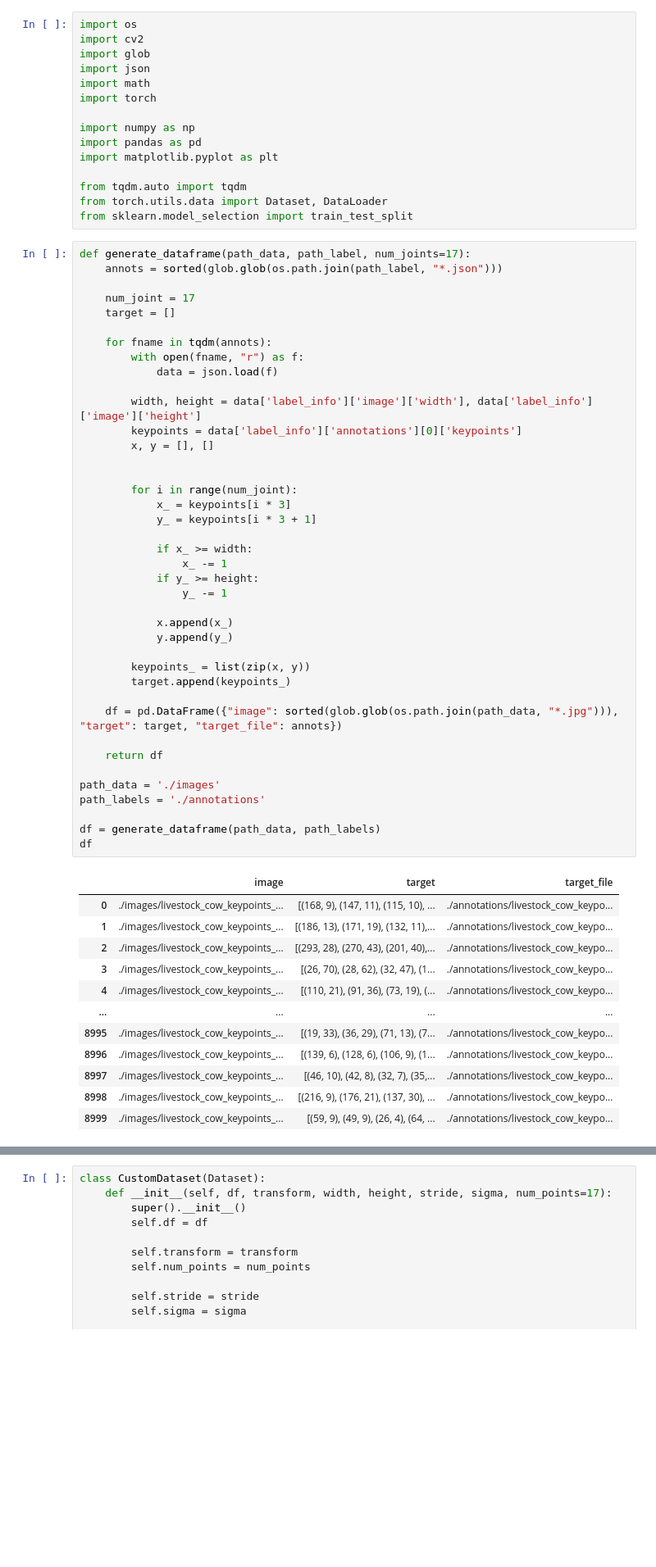
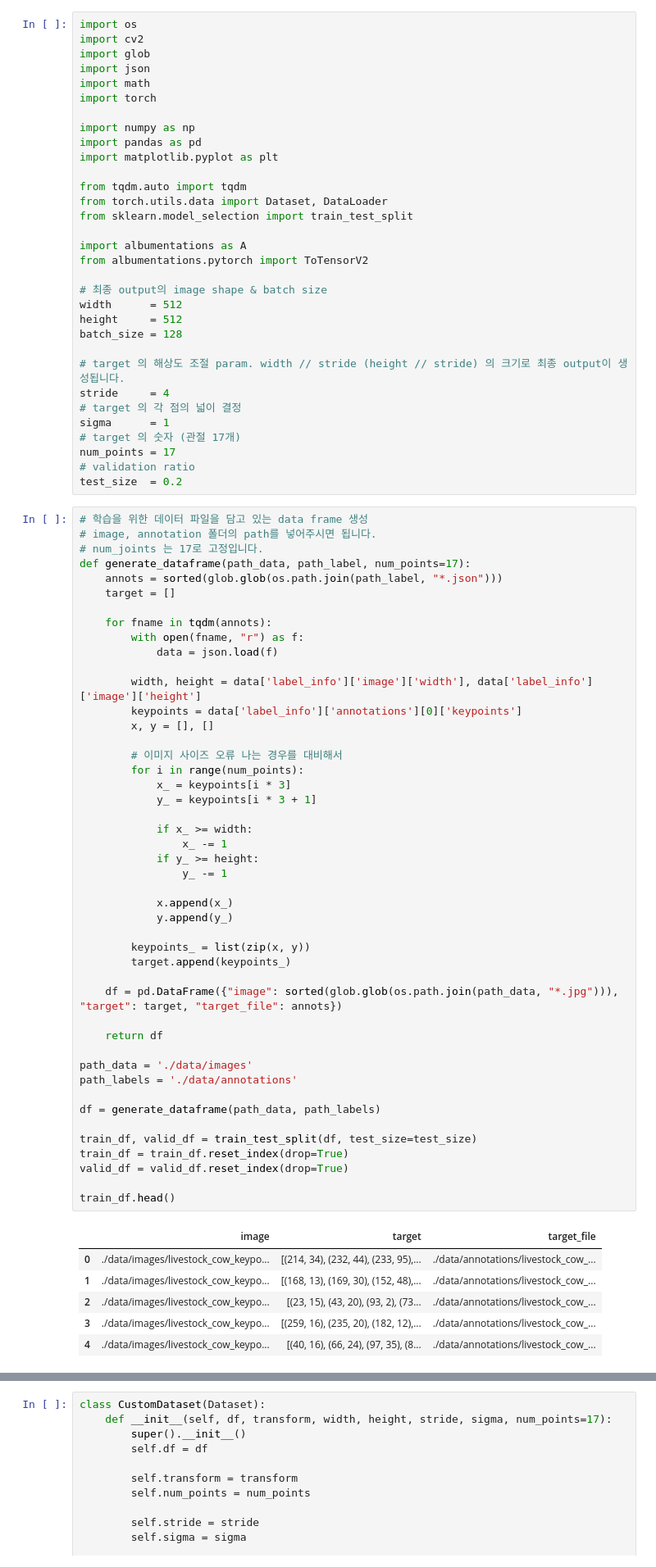
Before and after one commit to jonghyunlee1993/ADK2021_PoseEstimation, a Jupyter notebook: dataloader.ipynb, the cells around one changed output, grey strips where cells are left out. Shown at 82% size. Drawn from its saved outputs; the diff is of its cells as text; blank space fills up the shorter version.

```diff
--- a/dataloader.ipynb
+++ b/dataloader.ipynb
@@ -13,56 +13,73 @@ import matplotlib.pyplot as plt
 from tqdm.auto import tqdm
 from torch.utils.data import Dataset, DataLoader
 from sklearn.model_selection import train_test_split
+
+import albumentations as A
+from albumentations.pytorch import ToTensorV2
+
+# 최종 output의 image shape & batch size
+width      = 512
+height     = 512
+batch_size = 128
+
+# target 의 해상도 조절 param. width // stride (height // stride) 의 크기로 최종 output이 생성됩니다.
+stride     = 4
+# target 의 각 점의 넓이 결정
+sigma      = 1
+# target 의 숫자 (관절 17개)
+num_points = 17
+# validation ratio
+test_size  = 0.2
 # %%
-def generate_dataframe(path_data, path_label, num_joints=17):
+# 학습을 위한 데이터 파일을 담고 있는 data frame 생성
+# image, annotation 폴더의 path를 넣어주시면 됩니다.
+# num_joints 는 17로 고정입니다.
+def generate_dataframe(path_data, path_label, num_points=17):
     annots = sorted(glob.glob(os.path.join(path_label, "*.json")))
-
-    num_joint = 17
     target = []
 
     for fname in tqdm(annots):
         with open(fname, "r") as f:
             data = json.load(f)
 
         width, height = data['label_info']['image']['width'], data['label_info']['image']['height']
         keypoints = data['label_info']['annotations'][0]['keypoints']
         x, y = [], []
 
-
-        for i in range(num_joint):
+        # 이미지 사이즈 오류 나는 경우를 대비해서
+        for i in range(num_points):
             x_ = keypoints[i * 3]
             y_ = keypoints[i * 3 + 1]
 
             if x_ >= width:
                 x_ -= 1
             if y_ >= height:
                 y_ -= 1
 
             x.append(x_)
             y.append(y_)
 
         keypoints_ = list(zip(x, y))
         target.append(keypoints_)
 
     df = pd.DataFrame({"image": sorted(glob.glob(os.path.join(path_data, "*.jpg"))), "target": target, "target_file": annots})
 
     return df
 
-path_data = './images'
-path_labels = './annotations'
+path_data = './data/images'
+path_labels = './data/annotations'
 
 df = generate_dataframe(path_data, path_labels)
-df
+
+train_df, valid_df = train_test_split(df, test_size=test_size)
+train_df = train_df.reset_index(drop=True)
+valid_df = valid_df.reset_index(drop=True)
+
+train_df.head()
 # %% [output]
 |  | image | target | target_file |
-| 0 | ./images/livestock_cow_keypoints_... | [(168, 9), (147, 11), (115, 10), ... | ./annotations/livestock_cow_keypo... |
-| 1 | ./images/livestock_cow_keypoints_... | [(186, 13), (171, 19), (132, 11),... | ./annotations/livestock_cow_keypo... |
-| 2 | ./images/livestock_cow_keypoints_... | [(293, 28), (270, 43), (201, 40),... | ./annotations/livestock_cow_keypo... |
-| 3 | ./images/livestock_cow_keypoints_... | [(26, 70), (28, 62), (32, 47), (1... | ./annotations/livestock_cow_keypo... |
-| 4 | ./images/livestock_cow_keypoints_... | [(110, 21), (91, 36), (73, 19), (... | ./annotations/livestock_cow_keypo... |
-| ... | ... | ... | ... |
-| 8995 | ./images/livestock_cow_keypoints_... | [(19, 33), (36, 29), (71, 13), (7... | ./annotations/livestock_cow_keypo... |
-| 8996 | ./images/livestock_cow_keypoints_... | [(139, 6), (128, 6), (106, 9), (1... | ./annotations/livestock_cow_keypo... |
-| 8997 | ./images/livestock_cow_keypoints_... | [(46, 10), (42, 8), (32, 7), (35,... | ./annotations/livestock_cow_keypo... |
-| 8998 | ./images/livestock_cow_keypoints_... | [(216, 9), (176, 21), (137, 30), ... | ./annotations/livestock_cow_keypo... |
-| 8999 | ./images/livestock_cow_keypoints_... | [(59, 9), (49, 9), (26, 4), (64, ... | ./annotations/livestock_cow_keypo... |
+| 0 | ./data/images/livestock_cow_keypo... | [(214, 34), (232, 44), (233, 95),... | ./data/annotations/livestock_cow_... |
+| 1 | ./data/images/livestock_cow_keypo... | [(168, 13), (169, 30), (152, 48),... | ./data/annotations/livestock_cow_... |
+| 2 | ./data/images/livestock_cow_keypo... | [(23, 15), (43, 20), (93, 2), (73... | ./data/annotations/livestock_cow_... |
+| 3 | ./data/images/livestock_cow_keypo... | [(259, 16), (235, 20), (182, 12),... | ./data/annotations/livestock_cow_... |
+| 4 | ./data/images/livestock_cow_keypo... | [(40, 16), (66, 24), (97, 35), (8... | ./data/annotations/livestock_cow_... |
```
Also changed, not shown: parts of 5 cells of this notebook.
